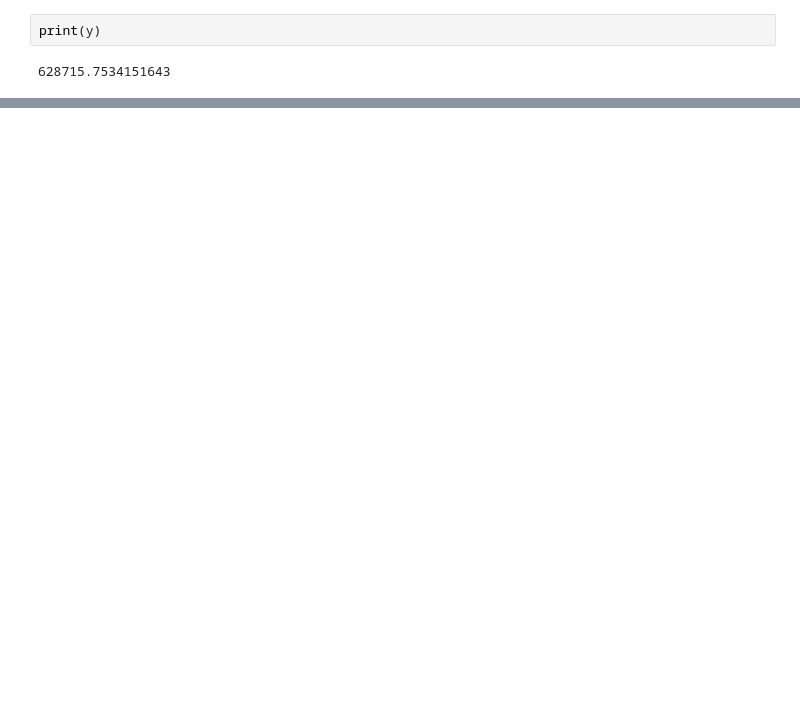
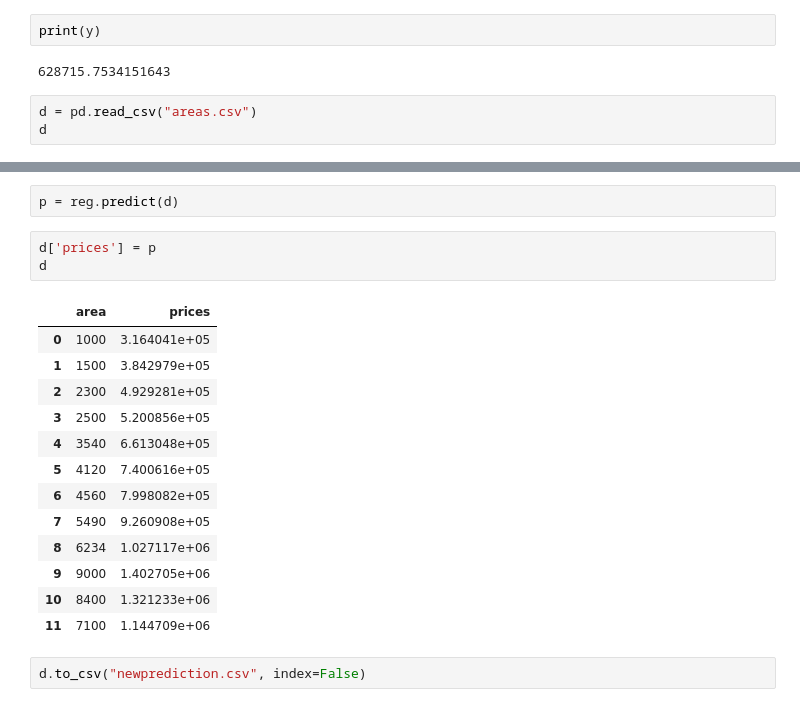
Before and after one commit to RDX-Rudra/Python-World, a Jupyter notebook: jupiter/homePricings.ipynb, the cells around one changed output, grey strips where cells are left out. Saved outputs shown, nothing was run; the diff lists cells and outputs as text; blank space fills up the shorter version.

```diff
--- a/jupiter/homePricings.ipynb
+++ b/jupiter/homePricings.ipynb
@@ -33,3 +41,6 @@ y = 135.78767123 * 3300 + 180616.43835616432
 print(y)
 # %% [output]
 628715.7534151643
+# %%
+d = pd.read_csv("areas.csv")
+d
@@ -35,0 +61,21 @@ print(y)
+# %%
+p = reg.predict(d)
+# %%
+d['prices'] = p
+d
+# %% [output]
+|  | area | prices |
+| 0 | 1000 | 3.164041e+05 |
+| 1 | 1500 | 3.842979e+05 |
+| 2 | 2300 | 4.929281e+05 |
+| 3 | 2500 | 5.200856e+05 |
+| 4 | 3540 | 6.613048e+05 |
+| 5 | 4120 | 7.400616e+05 |
+| 6 | 4560 | 7.998082e+05 |
+| 7 | 5490 | 9.260908e+05 |
+| 8 | 6234 | 1.027117e+06 |
+| 9 | 9000 | 1.402705e+06 |
+| 10 | 8400 | 1.321233e+06 |
+| 11 | 7100 | 1.144709e+06 |
+# %%
+d.to_csv("newprediction.csv", index=False)
```
Also changed, not shown: parts of 4 cells of this notebook, 3 other files.
